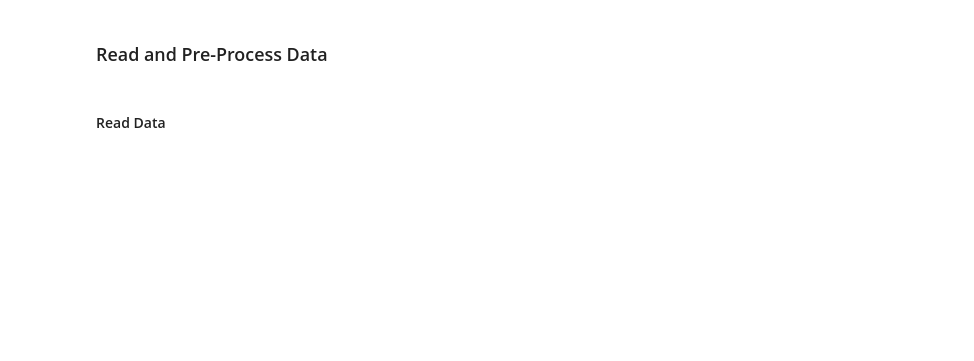
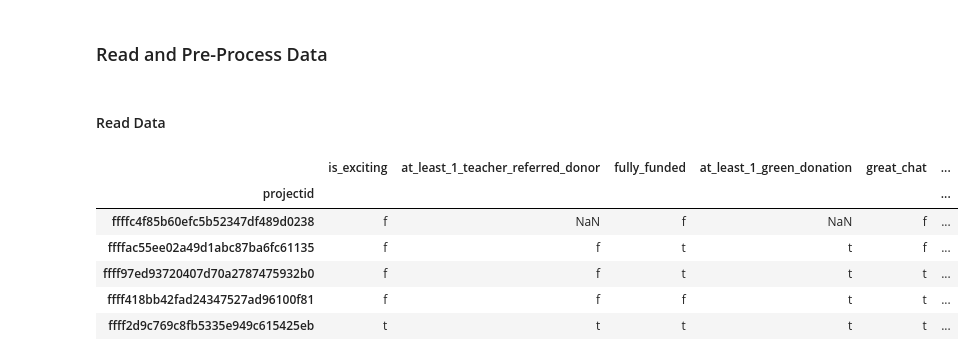
Before and after one commit to anmolchaturvedi/predicting_excitement, a Jupyter notebook: donors_choose.ipynb, the cells around one changed output. Cells and saved outputs as stored; diff of their text form; code cells hidden in the pictures; blank space fills up the shorter version.

```diff
--- a/donors_choose.ipynb
+++ b/donors_choose.ipynb
@@ -26,3 +36,13 @@ sns.set(style = "ticks", color_codes = True)
 #### Read Data
 # %%
 outcomes_df = ml.retrieve_data(filename = 'data/outcomes.csv', headers = True, set_ind = 0)
+# %%
+outcomes_df.head()
+# %% [output]
+|  | is_exciting | at_least_1_teacher_referred_donor | fully_funded | at_least_1_green_donation | great_chat | ... |
+| projectid |  |  |  |  |  | ... |
+| ffffc4f85b60efc5b52347df489d0238 | f | NaN | f | NaN | f | ... |
+| ffffac55ee02a49d1abc87ba6fc61135 | f | f | t | t | f | ... |
+| ffff97ed93720407d70a2787475932b0 | f | f | t | t | t | ... |
+| ffff418bb42fad24347527ad96100f81 | f | f | f | t | t | ... |
+| ffff2d9c769c8fb5335e949c615425eb | t | t | t | t | t | ... |
```
Also changed, not shown: parts of 38 cells of this notebook, 3 other files.
